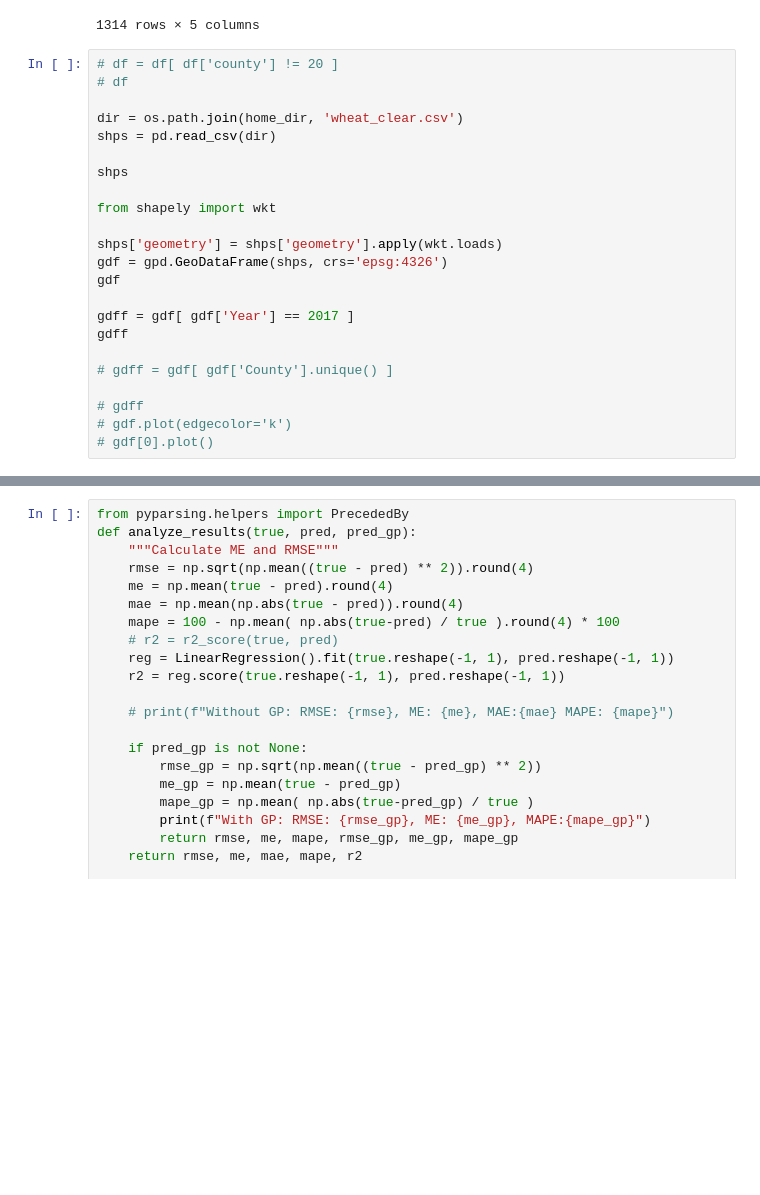
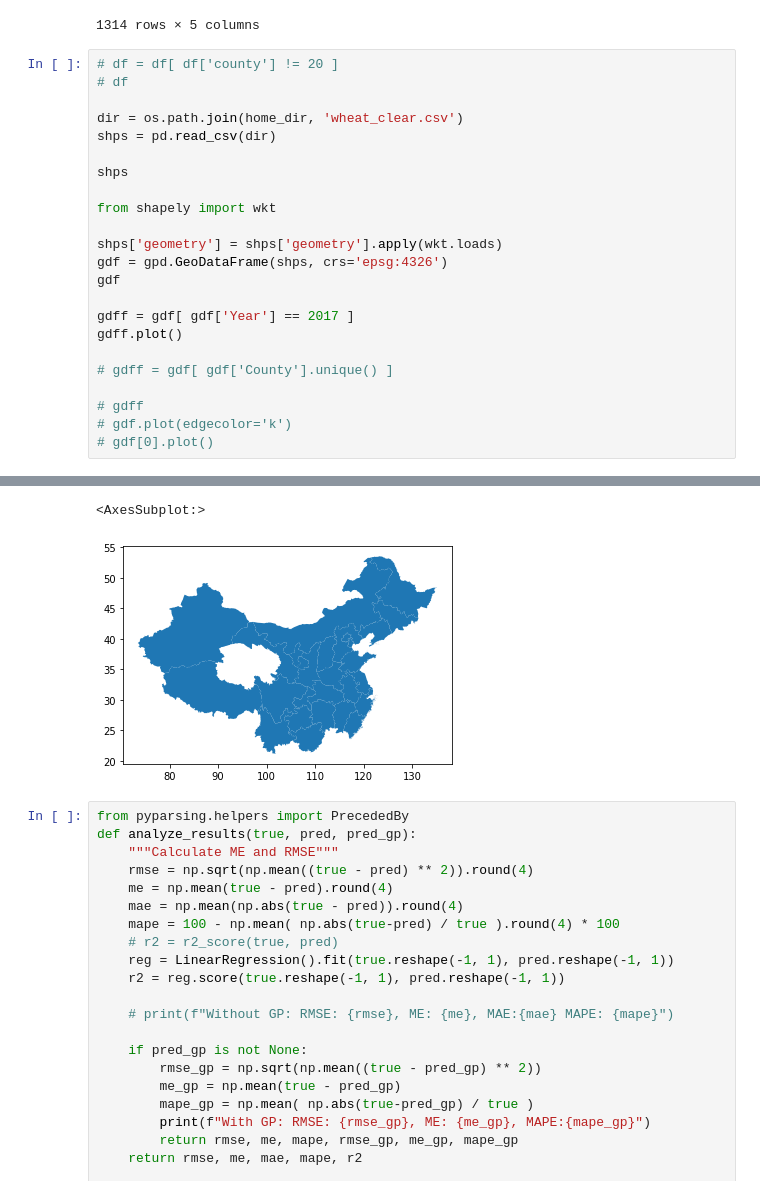
Before and after one commit to koyacolab/china, a Jupyter notebook: AChina_Predict_visual.ipynb, the cells around one changed output, grey strips where cells are left out. Drawn from its saved outputs; the diff is of its cells as text; blank space fills up the shorter version.

```diff
--- a/AChina_Predict_visual.ipynb
+++ b/AChina_Predict_visual.ipynb
@@ -169,7 +169,7 @@ gdf = gpd.GeoDataFrame(shps, crs='epsg:4326')
 gdf
 
 gdff = gdf[ gdf['Year'] == 2017 ]
-gdff
+gdff.plot()
 
 # gdff = gdf[ gdf['County'].unique() ]
 
@@ -197,3 +180,5 @@ gdff
+<AxesSubplot:>
+[figure, added]
 # %%
 from pyparsing.helpers import PrecededBy
 def analyze_results(true, pred, pred_gp):
```
Also changed, not shown: parts of 1 cell of this notebook.
